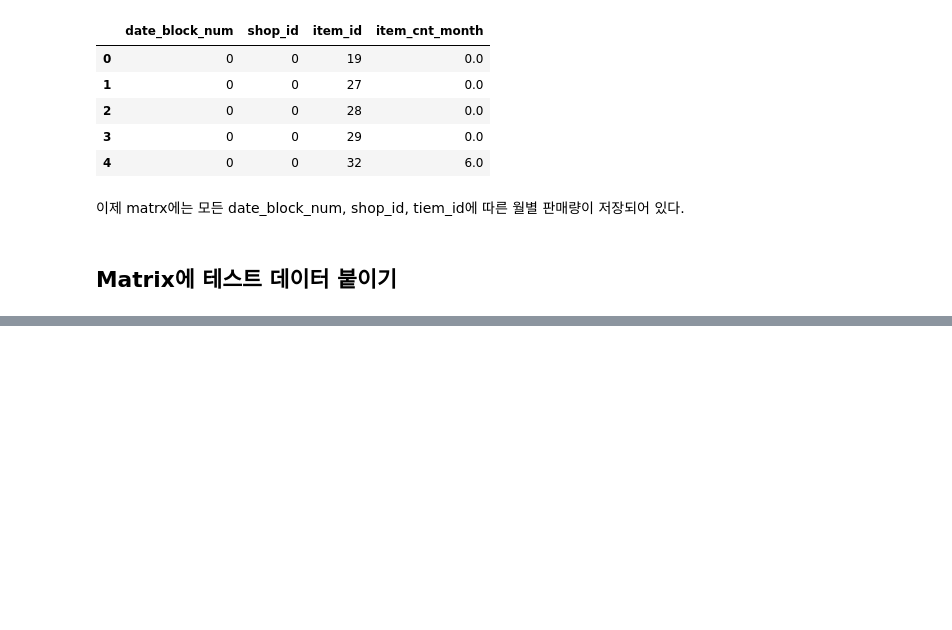
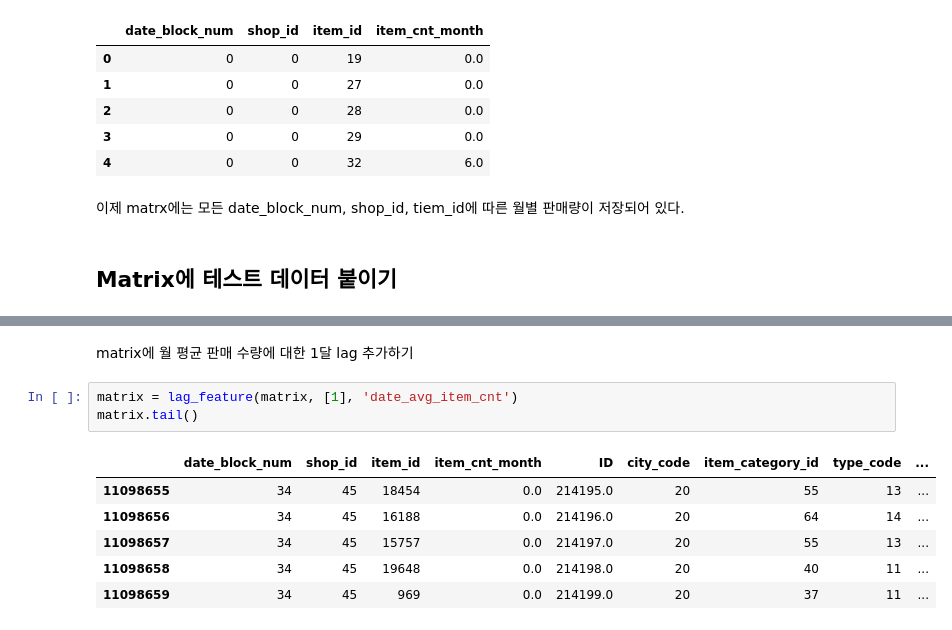
Before and after one commit to InKyuHwang001/Kaggle, a Jupyter notebook: PFS.ipynb, the cells around one changed output, grey strips where cells are left out. Drawn from its saved outputs; the diff is of its cells as text; blank space fills up the shorter version.

```diff
--- a/PFS.ipynb
+++ b/PFS.ipynb
@@ -459,0 +586,12 @@ matrix.head()
+# %% [markdown]
+matrix에 월 평균 판매 수량에 대한 1달 lag 추가하기
+# %%
+matrix = lag_feature(matrix, [1], 'date_avg_item_cnt')
+matrix.tail()
+# %% [output]
+|  | date_block_num | shop_id | item_id | item_cnt_month | ID | city_code | item_category_id | type_code | ... |
+| 11098655 | 34 | 45 | 18454 | 0.0 | 214195.0 | 20 | 55 | 13 | ... |
+| 11098656 | 34 | 45 | 16188 | 0.0 | 214196.0 | 20 | 64 | 14 | ... |
+| 11098657 | 34 | 45 | 15757 | 0.0 | 214197.0 | 20 | 55 | 13 | ... |
+| 11098658 | 34 | 45 | 19648 | 0.0 | 214198.0 | 20 | 40 | 11 | ... |
+| 11098659 | 34 | 45 | 969 | 0.0 | 214199.0 | 20 | 37 | 11 | ... |
```
Also changed, not shown: parts of 78 cells of this notebook.
